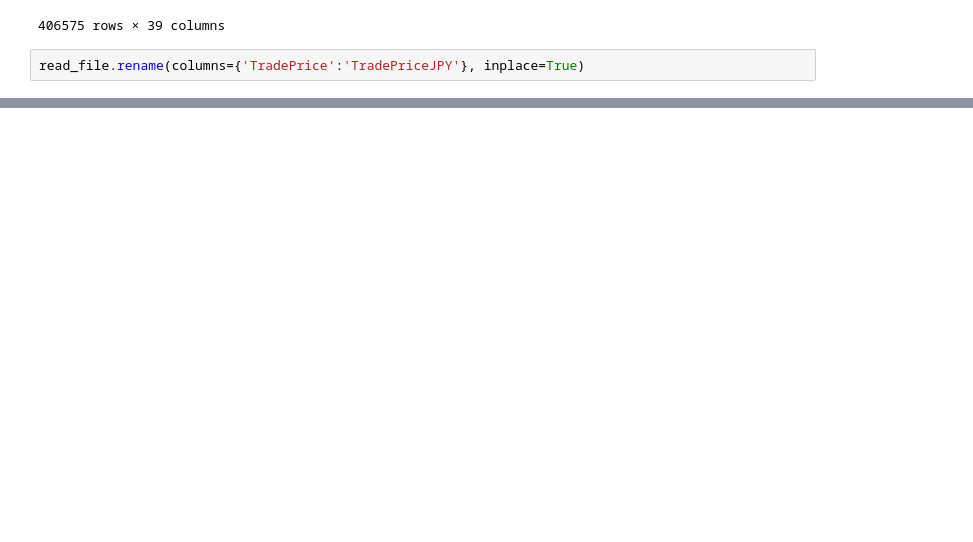
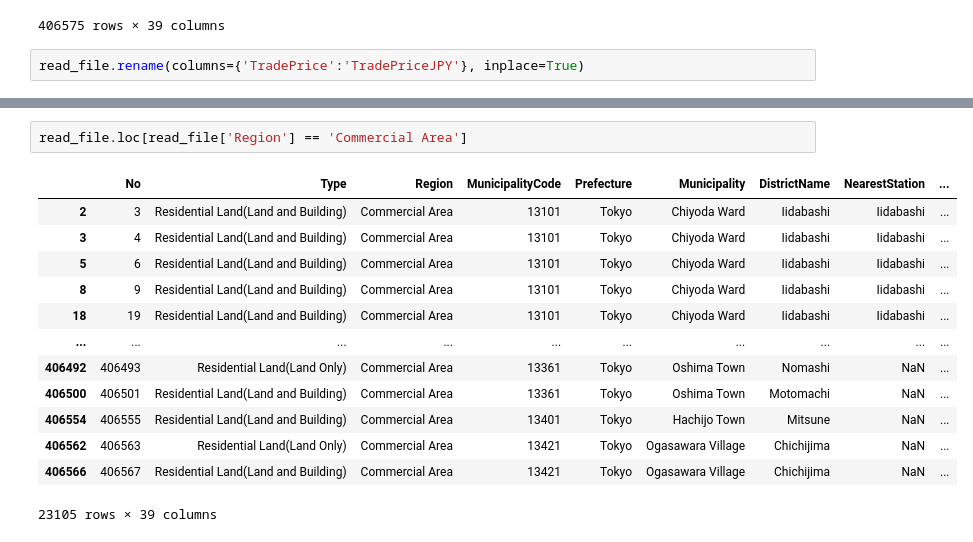
Before and after one commit to MxP05/Realestate_crowdsale, a Jupyter notebook: Marc/tokJPreal.ipynb, the cells around one changed output, grey strips where cells are left out. Cells and saved outputs as stored; diff of their text form; blank space fills up the shorter version.

```diff
--- a/Marc/tokJPreal.ipynb
+++ b/Marc/tokJPreal.ipynb
@@ -83,0 +145,16 @@ read_file
+# %%
+read_file.loc[read_file['Region'] == 'Commercial Area']
+# %% [output]
+|  | No | Type | Region | MunicipalityCode | Prefecture | Municipality | DistrictName | NearestStation | ... |
+| 2 | 3 | Residential Land(Land and Building) | Commercial Area | 13101 | Tokyo | Chiyoda Ward | Iidabashi | Iidabashi | ... |
+| 3 | 4 | Residential Land(Land and Building) | Commercial Area | 13101 | Tokyo | Chiyoda Ward | Iidabashi | Iidabashi | ... |
+| 5 | 6 | Residential Land(Land and Building) | Commercial Area | 13101 | Tokyo | Chiyoda Ward | Iidabashi | Iidabashi | ... |
+| 8 | 9 | Residential Land(Land and Building) | Commercial Area | 13101 | Tokyo | Chiyoda Ward | Iidabashi | Iidabashi | ... |
+| 18 | 19 | Residential Land(Land and Building) | Commercial Area | 13101 | Tokyo | Chiyoda Ward | Iidabashi | Iidabashi | ... |
+| ... | ... | ... | ... | ... | ... | ... | ... | ... | ... |
+| 406492 | 406493 | Residential Land(Land Only) | Commercial Area | 13361 | Tokyo | Oshima Town | Nomashi | NaN | ... |
+| 406500 | 406501 | Residential Land(Land and Building) | Commercial Area | 13361 | Tokyo | Oshima Town | Motomachi | NaN | ... |
+| 406554 | 406555 | Residential Land(Land and Building) | Commercial Area | 13401 | Tokyo | Hachijo Town | Mitsune | NaN | ... |
+| 406562 | 406563 | Residential Land(Land Only) | Commercial Area | 13421 | Tokyo | Ogasawara Village | Chichijima | NaN | ... |
+| 406566 | 406567 | Residential Land(Land and Building) | Commercial Area | 13421 | Tokyo | Ogasawara Village | Chichijima | NaN | ... |
+23105 rows × 39 columns
```
Also changed, not shown: parts of 9 cells of this notebook.
